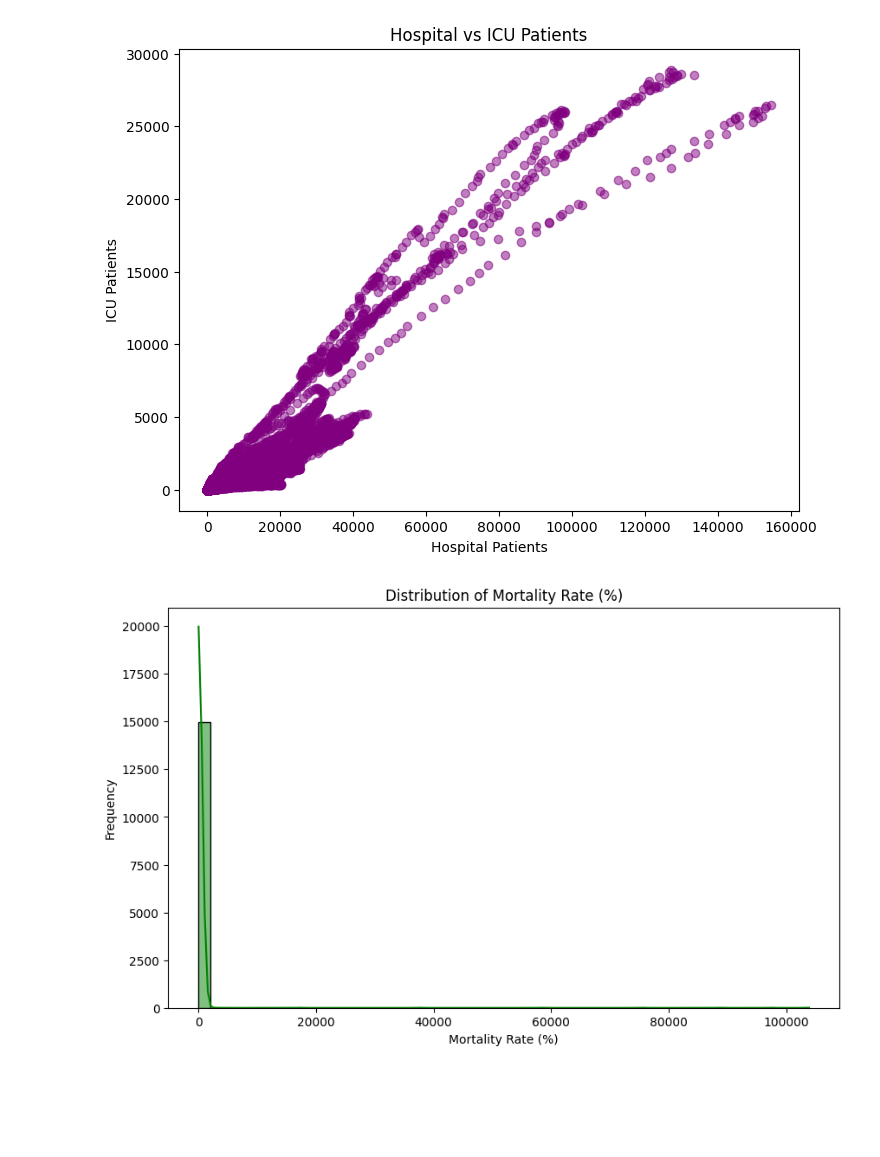
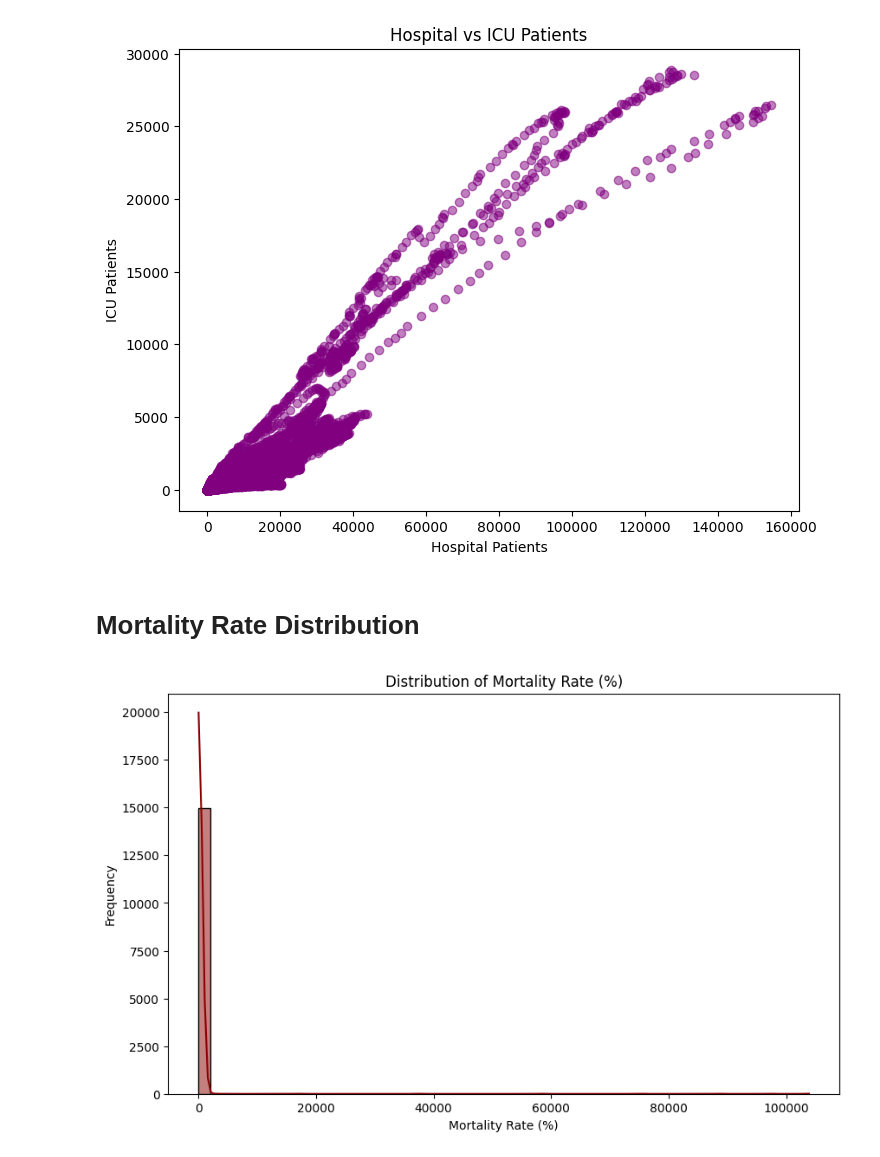
Before and after one commit to harsh78kashyap/COVID-19-ANALYSIS-DATA-SCIENCE-PROJECT-, a Jupyter notebook: covid19_analysis.ipynb, the cells around one changed output. Drawn from its saved outputs; the diff is of its cells as text; code cells hidden in the pictures; blank space fills up the shorter version.

```diff
--- a/covid19_analysis.ipynb
+++ b/covid19_analysis.ipynb
@@ -1277,15 +1331,17 @@ plt.title("Hospital vs ICU Patients")
 plt.show()
 # %% [output]
 [figure]
+# %% [markdown]
+# **Mortality Rate Distribution**
 # %%
 df['mortality_rate'] = (df['total_deaths'] / df['total_cases']) * 100
 df['mortality_rate'] = df['mortality_rate'].fillna(0)
 
 plt.figure(figsize=(10,6))
-sns.histplot(df['mortality_rate'], bins=50, kde=True, color="green")
+sns.histplot(df['mortality_rate'], bins=50, kde=True, color="darkred")
 plt.title("Distribution of Mortality Rate (%)")
 plt.xlabel("Mortality Rate (%)")
 plt.ylabel("Frequency")
 plt.show()
 # %% [output]
-[figure, old version]
+[figure, new version]
```
Also changed, not shown: parts of 39 cells of this notebook.
